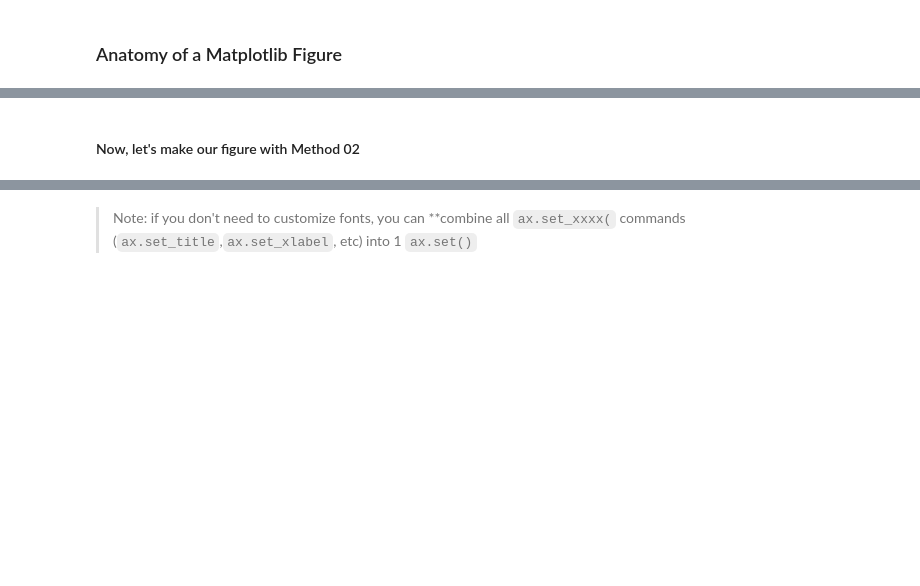
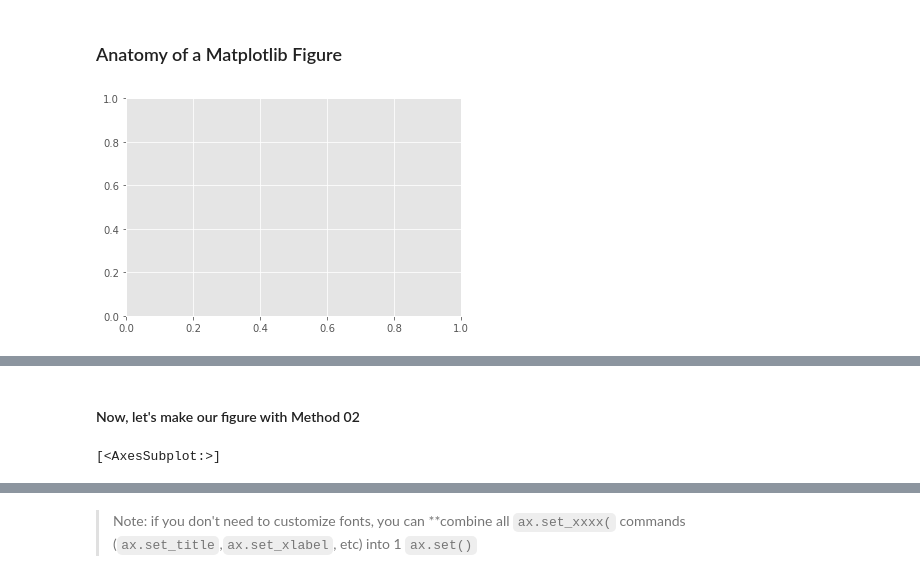
Before and after one commit to flatiron-school/ds-flex-fundamentals-of-data-visualization-2021, a Jupyter notebook: Fundamentals of Visualizations_v1_SG.ipynb, the cells around one changed output, grey strips where cells are left out. Cells and saved outputs as stored; diff of their text form; code cells hidden in the pictures; blank space fills up the shorter version.

```diff
--- a/Fundamentals of Visualizations_v1_SG.ipynb
+++ b/Fundamentals of Visualizations_v1_SG.ipynb
@@ -196,6 +274,10 @@ df.info()
 - You will learn about classes in Phase 3.
 # %% [markdown]
 ### Anatomy of a Matplotlib Figure
+# %%
+fig, ax = plt.subplots()
+# %% [output]
+[figure, added]
 # %% [markdown]
 <center><img src="https://raw.githubusercontent.com/jirvingphd/fsds_100719_cohort_notes/master/images/matplotlib_anatomy.png" width=400></center>
 
@@ -224,0 +305,4 @@ df.info()
+# %%
+fig.get_axes()
+# %% [output]
+[<AxesSubplot:>]
```
Also changed, not shown: parts of 39 cells of this notebook, 2 other files.
